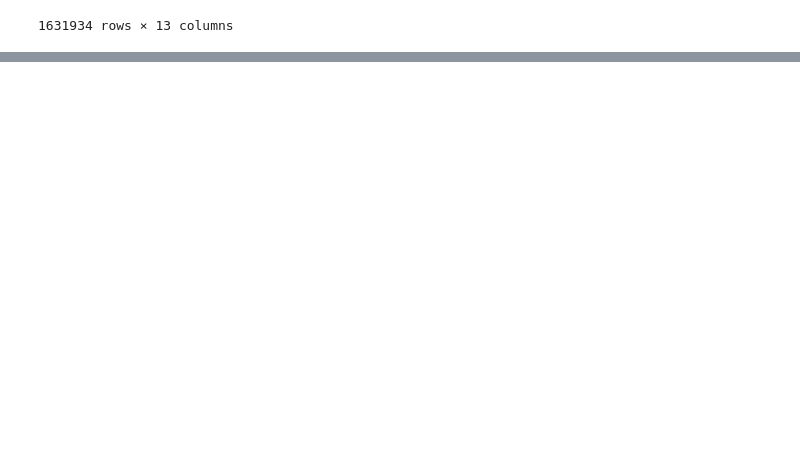
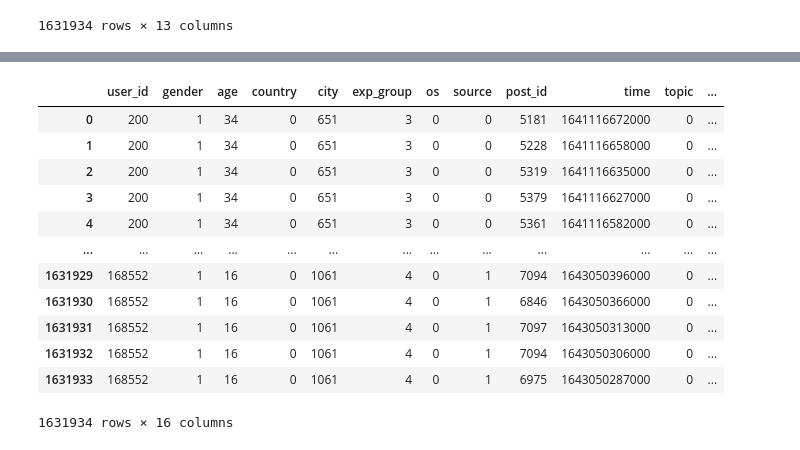
Before and after one commit to swhistle/fastapi-app, a Jupyter notebook: internals/scripts/data_preprocessing/data_preprocessing.ipynb, the cells around one changed output, grey strips where cells are left out. Cells and saved outputs as stored; diff of their text form; code cells hidden in the pictures; blank space fills up the shorter version.

```diff
--- a/internals/scripts/data_preprocessing/data_preprocessing.ipynb
+++ b/internals/scripts/data_preprocessing/data_preprocessing.ipynb
@@ -292,0 +376,18 @@ df_2
+# %%
+import re
+import string
+from sklearn.feature_extraction.text import TfidfVectorizer
+
+def preprocessing(line):
+    line = line.lower()
+    line = re.sub(r"[{}]".format(string.punctuation), " ", line)
+    line = line.replace('\n\n', ' ').replace('\n', ' ')
+    return line
+
+vectorizer = TfidfVectorizer(
+    max_df=0.9,
+    min_df=0.003,
+    stop_words='english',
+    preprocessor=preprocessing
+)
+tfidf_matrix = vectorizer.fit_transform(df_full['stemmed_text'])
@@ -292,0 +399,20 @@ df_2
+# %%
+df_tfidf = df_full.copy()
+df_tfidf['tfidf_sum'] = pd.DataFrame(tfidf_matrix.todense()).sum(axis=1)
+df_tfidf['tfidf_mean'] = pd.DataFrame(tfidf_matrix.todense()).mean(axis=1)
+df_tfidf['tfidf_max'] = pd.DataFrame(tfidf_matrix.todense()).max(axis=1)
+df_tfidf
+# %% [output]
+|  | user_id | gender | age | country | city | exp_group | os | source | post_id | time | topic | ... |
+| 0 | 200 | 1 | 34 | 0 | 651 | 3 | 0 | 0 | 5181 | 1641116672000 | 0 | ... |
+| 1 | 200 | 1 | 34 | 0 | 651 | 3 | 0 | 0 | 5228 | 1641116658000 | 0 | ... |
+| 2 | 200 | 1 | 34 | 0 | 651 | 3 | 0 | 0 | 5319 | 1641116635000 | 0 | ... |
+| 3 | 200 | 1 | 34 | 0 | 651 | 3 | 0 | 0 | 5379 | 1641116627000 | 0 | ... |
+| 4 | 200 | 1 | 34 | 0 | 651 | 3 | 0 | 0 | 5361 | 1641116582000 | 0 | ... |
+| ... | ... | ... | ... | ... | ... | ... | ... | ... | ... | ... | ... | ... |
+| 1631929 | 168552 | 1 | 16 | 0 | 1061 | 4 | 0 | 1 | 7094 | 1643050396000 | 0 | ... |
+| 1631930 | 168552 | 1 | 16 | 0 | 1061 | 4 | 0 | 1 | 6846 | 1643050366000 | 0 | ... |
+| 1631931 | 168552 | 1 | 16 | 0 | 1061 | 4 | 0 | 1 | 7097 | 1643050313000 | 0 | ... |
+| 1631932 | 168552 | 1 | 16 | 0 | 1061 | 4 | 0 | 1 | 7094 | 1643050306000 | 0 | ... |
+| 1631933 | 168552 | 1 | 16 | 0 | 1061 | 4 | 0 | 1 | 6975 | 1643050287000 | 0 | ... |
+1631934 rows × 16 columns
```
Also changed, not shown: parts of 31 cells of this notebook.
